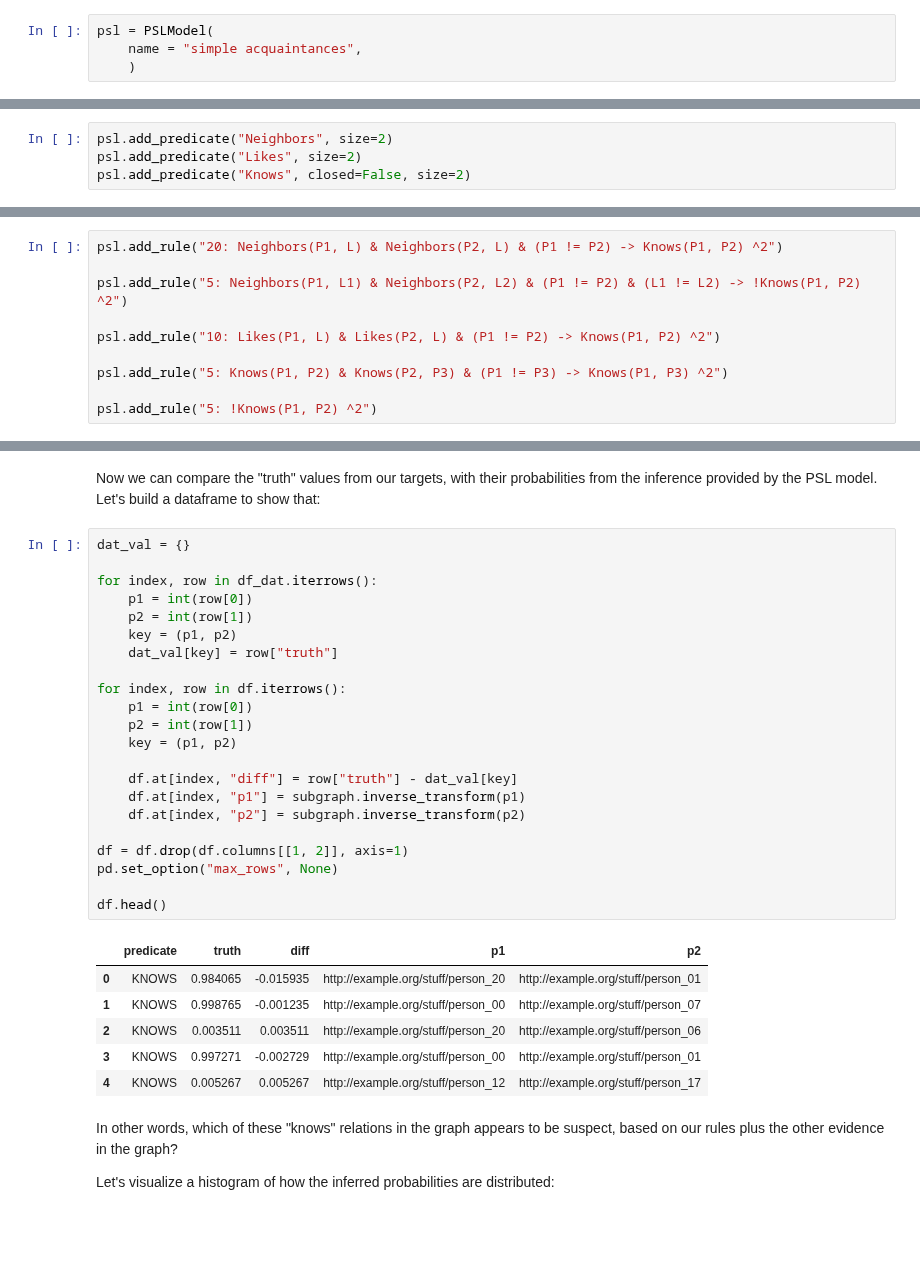
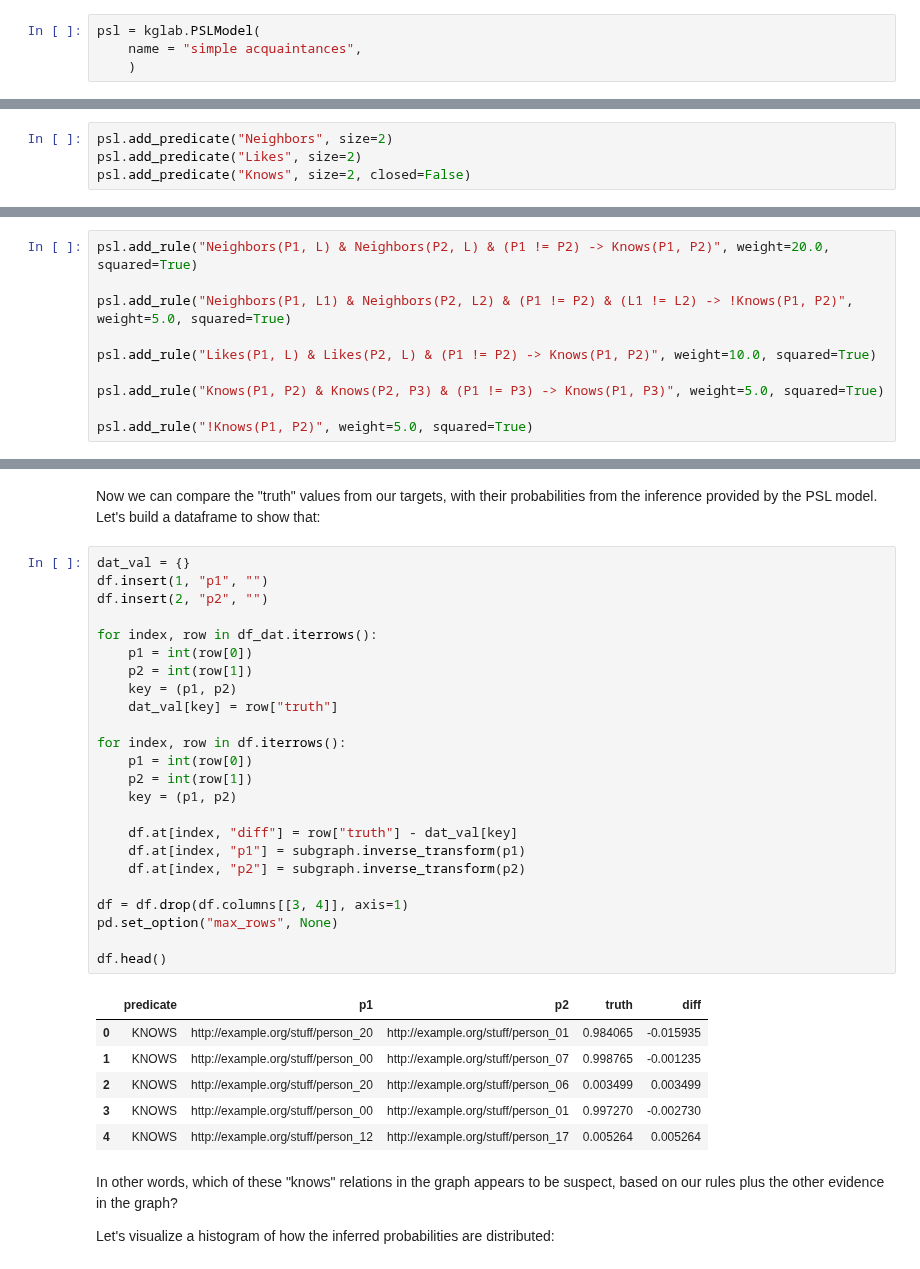
Before and after one commit to DerwenAI/kglab, a Jupyter notebook: wip/wip_psl.ipynb, the cells around one changed output, grey strips where cells are left out. Saved outputs shown, nothing was run; the diff lists cells and outputs as text; blank space fills up the shorter version.

Commit message:
refactor for PSLModel

```diff
--- a/wip/wip_psl.ipynb
+++ b/wip/wip_psl.ipynb
@@ -309,7 +67,7 @@ inferred values as a [`pandas.DataFrame`](https://pandas.pydata.org/pandas-docs/
 
 Next, we'll use the [`pslpython`](https://pypi.org/project/pslpython/) library implemented in Python (atop its core library running in Java) to define three *predicates* (i.e., relations – similar as in RDF) which are: `Neighbors`, `Likes`, `Knows`
 # %%
-psl = PSLModel(
+psl = kglab.PSLModel(
     name = "simple acquaintances",
     )
 # %% [markdown]
@@ -317,5 +75,5 @@ Then add each of the predicates:
 # %%
 psl.add_predicate("Neighbors", size=2)
 psl.add_predicate("Likes", size=2)
-psl.add_predicate("Knows", closed=False, size=2)
+psl.add_predicate("Knows", size=2, closed=False)
 # %% [output]
@@ -329,13 +87,13 @@ Next, we'll add a set of probabilistic [*rules*](https://psl.linqs.org/wiki/2.2.
   4. "Two people who both know a third person are **more** likely to know each other"
   5. "Otherwise, any pair of people are **less** likely to know each other"
 # %%
-psl.add_rule("20: Neighbors(P1, L) & Neighbors(P2, L) & (P1 != P2) -> Knows(P1, P2) ^2")
+psl.add_rule("Neighbors(P1, L) & Neighbors(P2, L) & (P1 != P2) -> Knows(P1, P2)", weight=20.0, squared=True)
 
-psl.add_rule("5: Neighbors(P1, L1) & Neighbors(P2, L2) & (P1 != P2) & (L1 != L2) -> !Knows(P1, P2) ^2")
+psl.add_rule("Neighbors(P1, L1) & Neighbors(P2, L2) & (P1 != P2) & (L1 != L2) -> !Knows(P1, P2)", weight=5.0, squared=True)
 
-psl.add_rule("10: Likes(P1, L) & Likes(P2, L) & (P1 != P2) -> Knows(P1, P2) ^2")
+psl.add_rule("Likes(P1, L) & Likes(P2, L) & (P1 != P2) -> Knows(P1, P2)", weight=10.0, squared=True)
 
-psl.add_rule("5: Knows(P1, P2) & Knows(P2, P3) & (P1 != P3) -> Knows(P1, P3) ^2")
+psl.add_rule("Knows(P1, P2) & Knows(P2, P3) & (P1 != P3) -> Knows(P1, P3)", weight=5.0, squared=True)
 
-psl.add_rule("5: !Knows(P1, P2) ^2")
+psl.add_rule("!Knows(P1, P2)", weight=5.0, squared=True)
 # %% [output]
@@ -543,33 +302,35 @@ Now we can compare the "truth" values from our targets, with their probabilities
 Let's build a dataframe to show that:
 # %%
 dat_val = {}
+df.insert(1, "p1", "")
+df.insert(2, "p2", "")
 
 for index, row in df_dat.iterrows():
     p1 = int(row[0])
     p2 = int(row[1])
     key = (p1, p2)
     dat_val[key] = row["truth"]
 
 for index, row in df.iterrows():
     p1 = int(row[0])
     p2 = int(row[1])
     key = (p1, p2)
 
     df.at[index, "diff"] = row["truth"] - dat_val[key]
     df.at[index, "p1"] = subgraph.inverse_transform(p1)
     df.at[index, "p2"] = subgraph.inverse_transform(p2)
 
-df = df.drop(df.columns[[1, 2]], axis=1)
+df = df.drop(df.columns[[3, 4]], axis=1)
 pd.set_option("max_rows", None)
 
 df.head()
 # %% [output]
-|  | predicate | truth | diff | p1 | p2 |
-| 0 | KNOWS | 0.984065 | -0.015935 | http://example.org/stuff/person_20 | http://example.org/stuff/person_01 |
-| 1 | KNOWS | 0.998765 | -0.001235 | http://example.org/stuff/person_00 | http://example.org/stuff/person_07 |
-| 2 | KNOWS | 0.003511 | 0.003511 | http://example.org/stuff/person_20 | http://example.org/stuff/person_06 |
-| 3 | KNOWS | 0.997271 | -0.002729 | http://example.org/stuff/person_00 | http://example.org/stuff/person_01 |
-| 4 | KNOWS | 0.005267 | 0.005267 | http://example.org/stuff/person_12 | http://example.org/stuff/person_17 |
+|  | predicate | p1 | p2 | truth | diff |
+| 0 | KNOWS | http://example.org/stuff/person_20 | http://example.org/stuff/person_01 | 0.984065 | -0.015935 |
+| 1 | KNOWS | http://example.org/stuff/person_00 | http://example.org/stuff/person_07 | 0.998765 | -0.001235 |
+| 2 | KNOWS | http://example.org/stuff/person_20 | http://example.org/stuff/person_06 | 0.003499 | 0.003499 |
+| 3 | KNOWS | http://example.org/stuff/person_00 | http://example.org/stuff/person_01 | 0.997270 | -0.002730 |
+| 4 | KNOWS | http://example.org/stuff/person_12 | http://example.org/stuff/person_17 | 0.005264 | 0.005264 |
 # %% [markdown]
 In other words, which of these "knows" relations in the graph appears to be suspect, based on our rules plus the other evidence in the graph?
 
```
Also changed, not shown: parts of 13 cells of this notebook, 9 other files.
